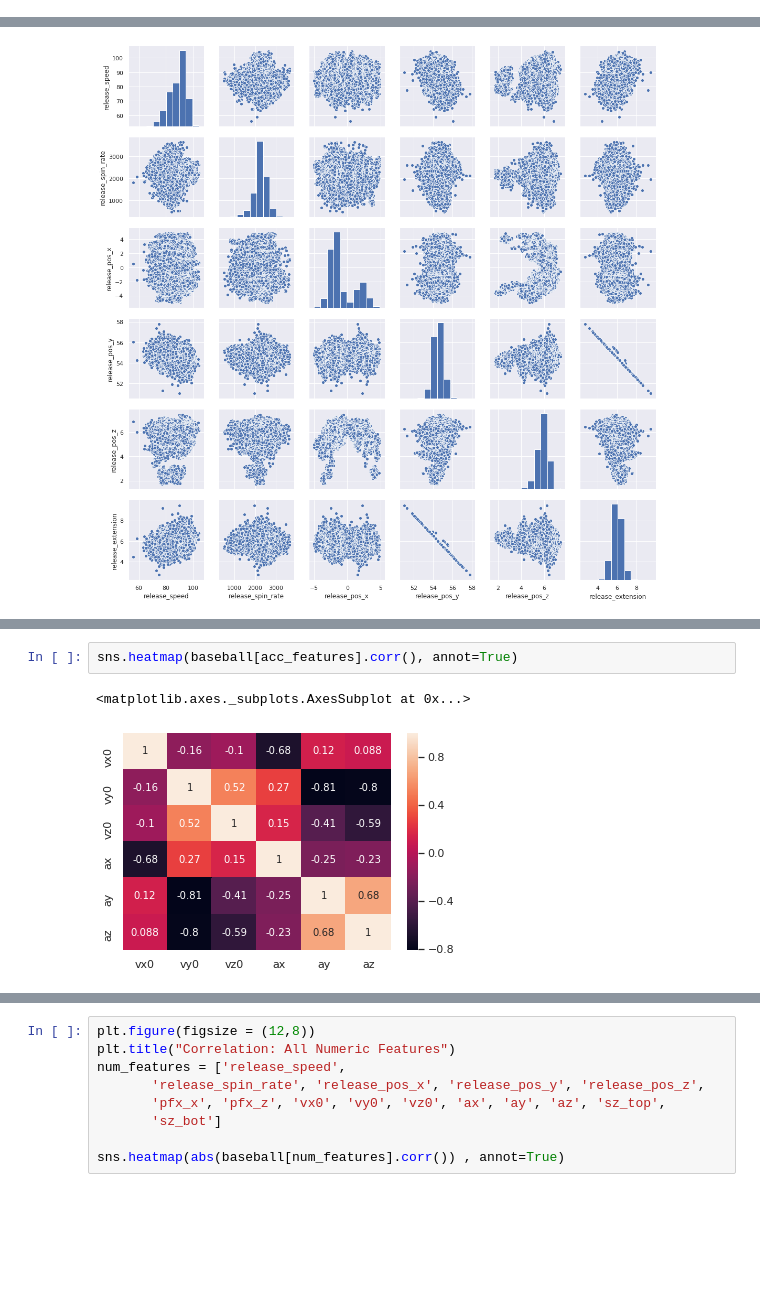
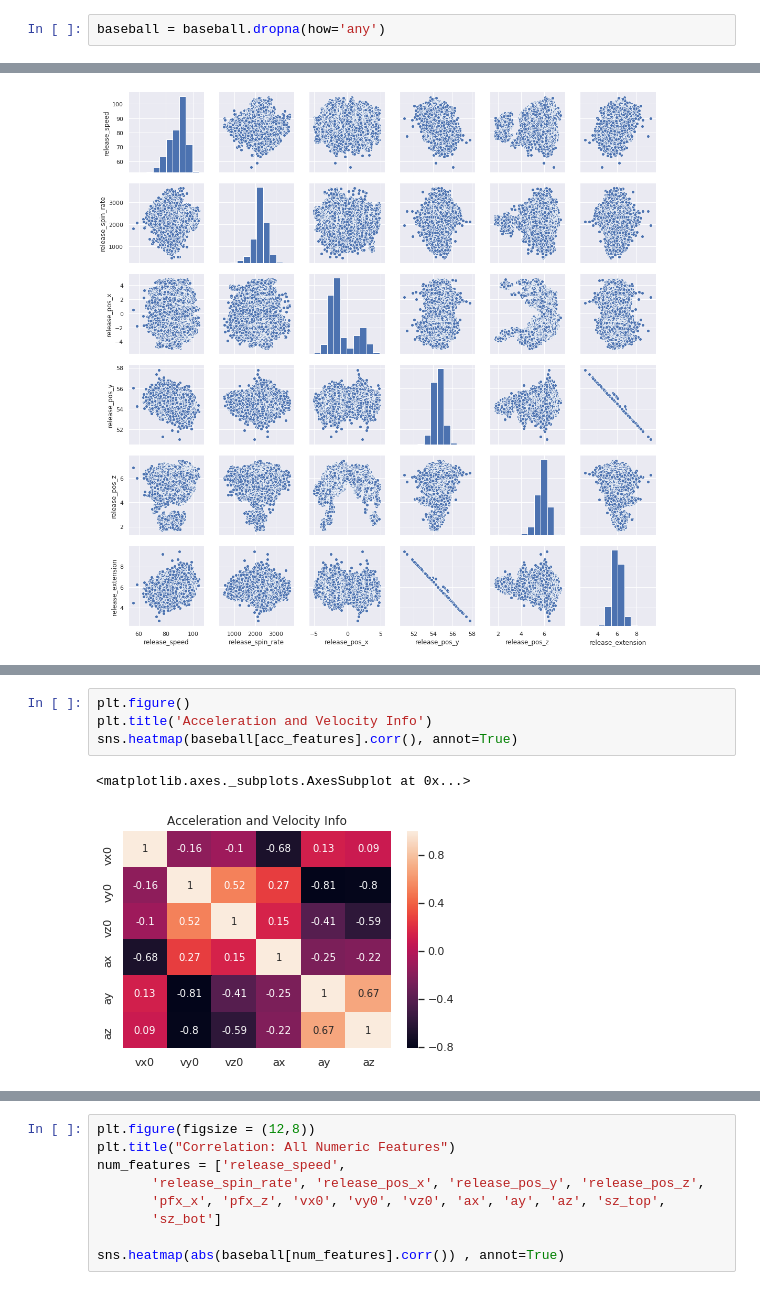
Before and after one commit to khickey25/Capstone-Project, a Jupyter notebook: Baseball_Data/Notebooks/Baseball_EDA.ipynb, the cells around one changed output, grey strips where cells are left out. Drawn from its saved outputs; the diff is of its cells as text; blank space fills up the shorter version.

```diff
--- a/Baseball_Data/Notebooks/Baseball_EDA.ipynb
+++ b/Baseball_Data/Notebooks/Baseball_EDA.ipynb
@@ -141,0 +140,2 @@ Now, inspect that categorical features.
+# %%
+baseball = baseball.dropna(how='any')
@@ -276,8 +278,10 @@ sns.pairplot(baseball[acc_features])
 <seaborn.axisgrid.PairGrid at 0x...>
 [figure]
 # %%
+plt.figure()
+plt.title('Acceleration and Velocity Info')
 sns.heatmap(baseball[acc_features].corr(), annot=True)
 # %% [output]
 <matplotlib.axes._subplots.AxesSubplot at 0x...>
-[figure, old version]
+[figure, new version]
 # %% [markdown]
```
Also changed, not shown: parts of 23 cells of this notebook, 8 other files.
